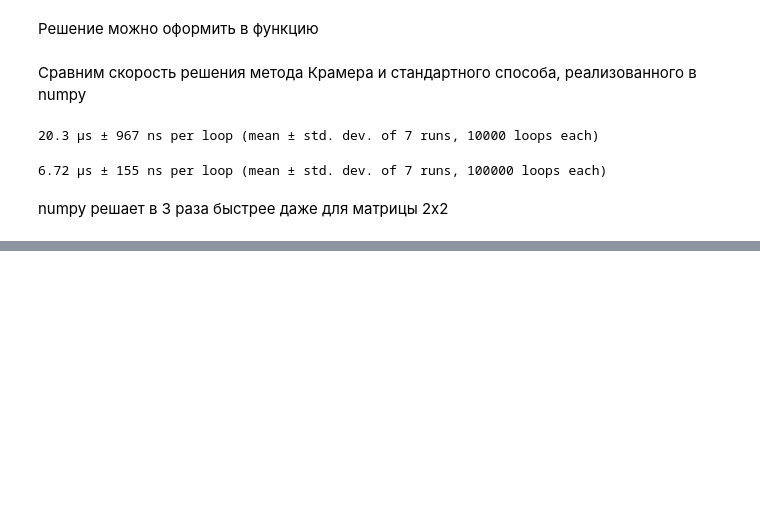
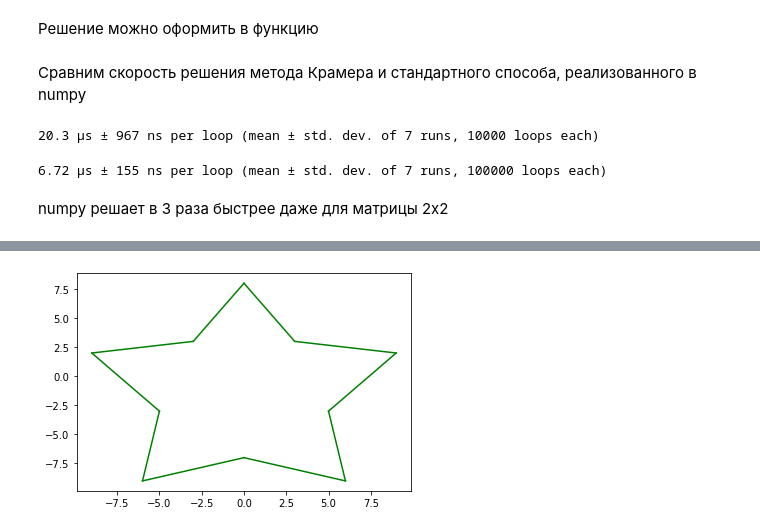
Before and after one commit to svkov/ml-course-2453, a Jupyter notebook: notebooks/02-solution.ipynb, the cells around one changed output, grey strips where cells are left out. Saved outputs shown, nothing was run; the diff lists cells and outputs as text; code cells hidden in the pictures; blank space fills up the shorter version.

```diff
--- a/notebooks/02-solution.ipynb
+++ b/notebooks/02-solution.ipynb
@@ -146,0 +354,22 @@ numpy решает в 3 раза быстрее даже для матрицы 2
+# %%
+def draw_figure(coords):
+    for i in range(len(coords)):
+        x1, y1 = coords[i - 1]
+        x2, y2 = coords[i]
+        plt.plot([x1, x2], [y1, y2], color='g')
+# %%
+star_coords = [
+    (-9, 2),
+    (-3, 3),
+    (0, 8),
+    (3, 3),
+    (9, 2),
+    (5, -3),
+    (6, -9),
+    (0, -7),
+    (-6, -9),
+    (-5, -3)
+]
+draw_figure(star_coords)
+# %% [output]
+[figure, added]
```
Also changed, not shown: parts of 57 cells of this notebook, 1 other file.
